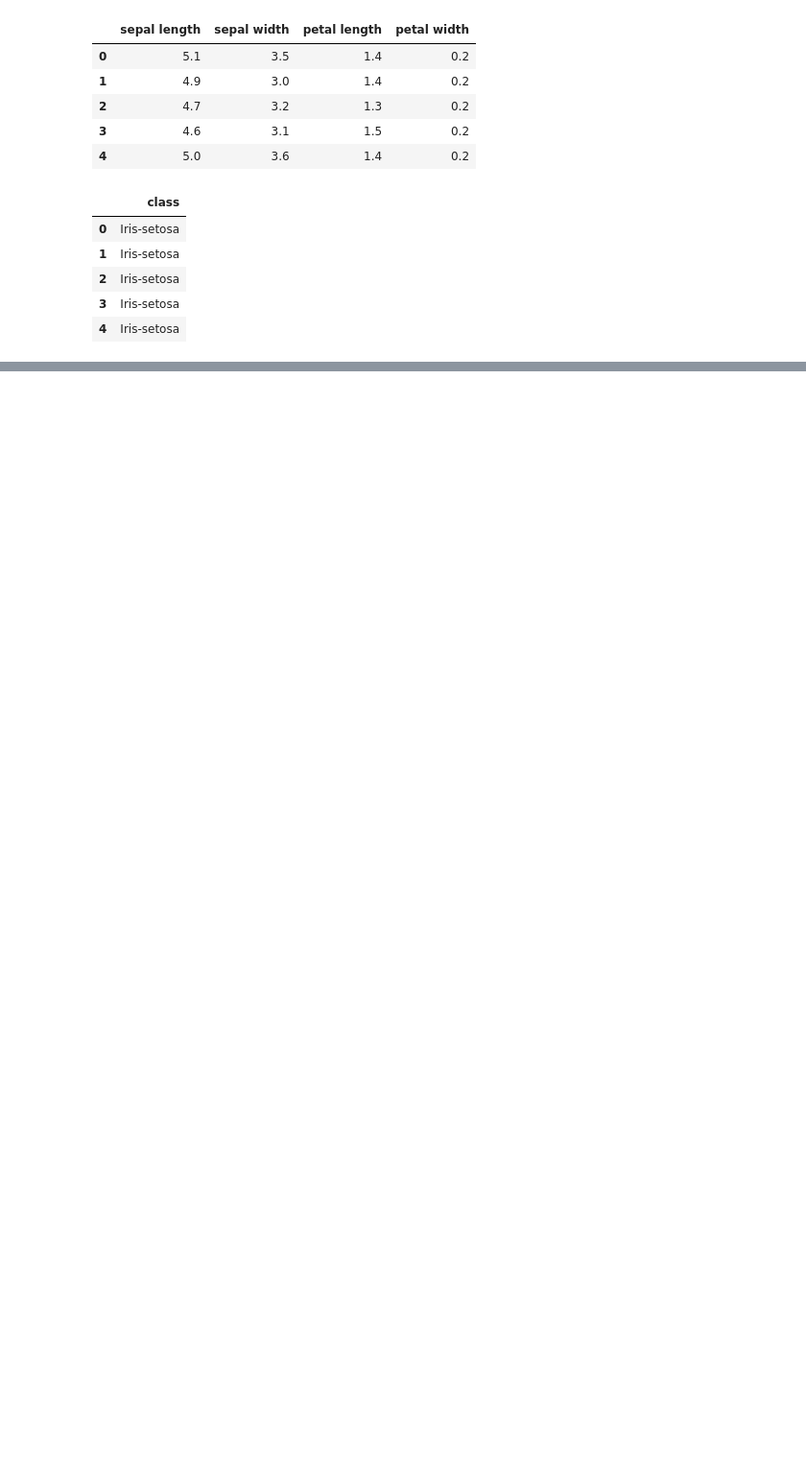
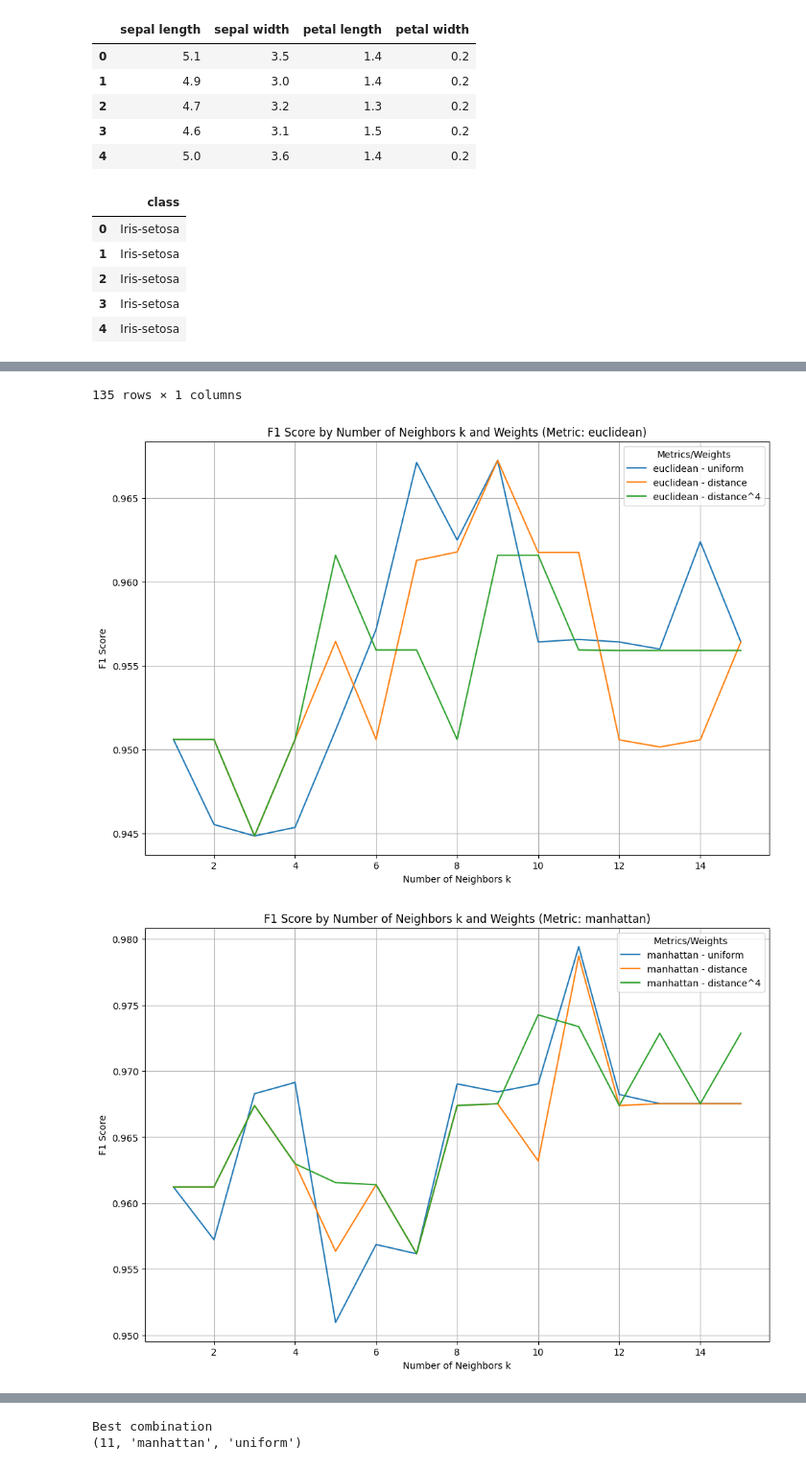
Before and after one commit to piotrdurniat/ml-l2-knn, a Jupyter notebook: iris.ipynb, the cells around one changed output, grey strips where cells are left out. Shown: that part at 96% size. Cells and saved outputs as stored; diff of their text form; code cells hidden in the pictures; blank space fills up the shorter version.

Commit message:
wine dataset

```diff
--- a/iris.ipynb
+++ b/iris.ipynb
@@ -290,0 +302,5 @@ plot_param_results(results)
+# %%
+wine: UciMlDataset = fetch_ucirepo(id=109)
+# %%
+X_wine = wine.data.features
+y_wine = wine.data.targets
@@ -290,0 +339,3 @@ plot_param_results(results)
+# %%
+test_params(X_wine, y_wine)
+# %% [output]
@@ -290,0 +355,3 @@ plot_param_results(results)
+135 rows × 1 columns
+[figure, added]
+[figure, added]
@@ -290,0 +359,2 @@ plot_param_results(results)
+Best combination
+(11, 'manhattan', 'uniform')
```
Also changed, not shown: parts of 29 cells of this notebook.
